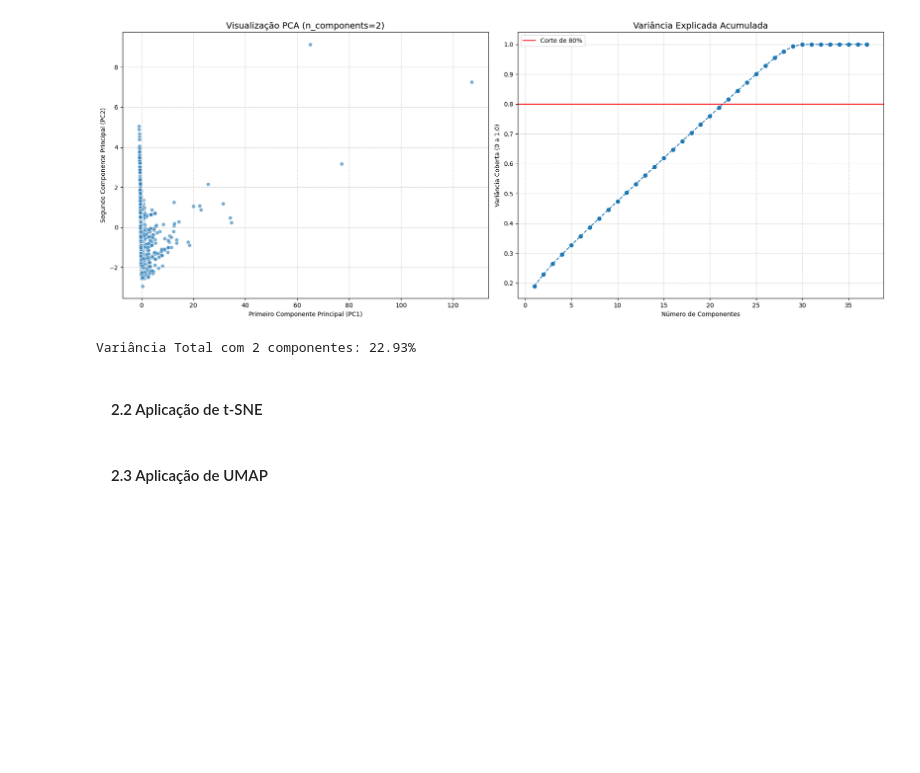
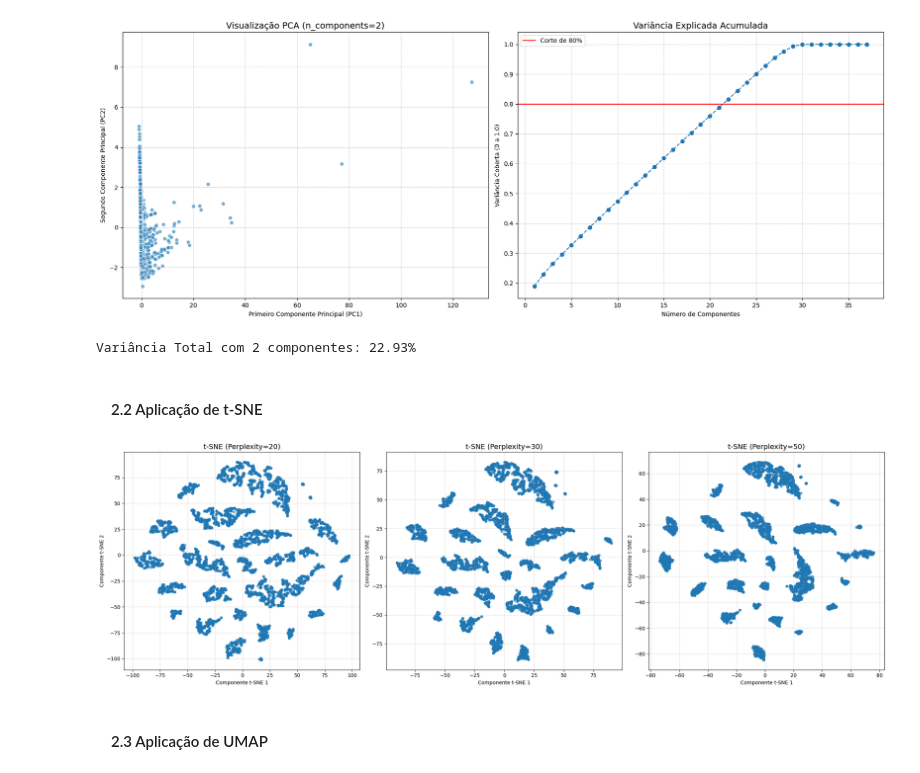
Before and after one commit to DouglaxN/project-unsupervised, a Jupyter notebook: Final/main.ipynb, the cells around one changed output. Drawn from its saved outputs; the diff is of its cells as text; code cells hidden in the pictures; blank space fills up the shorter version.

```diff
--- a/Final/main.ipynb
+++ b/Final/main.ipynb
@@ -232,22 +237,29 @@ perplexidades = [20, 30, 50]
 # %%
 # Criando muldura para as imagnes
 fig, axes = plt.subplots(1, 3, figsize=(22, 7))
+
+# Adiciona o resultado ao conjunto de resultados
+df_reduc['tsne'] = dict()
 
 for i, perp in enumerate(perplexidades):
     # Aplicando o t-SNE (usamos random_state para resultados reproduzíveis)
     tsne = TSNE(n_components=2, perplexity=perp, max_iter=1000, learning_rate=200, random_state=42)
     df_tsne = tsne.fit_transform(df_scaled)
+
+    df_reduc['tsne'][perp] = df_tsne
 
     # Plotando no subplot correspondente (axes[i])
     axes[i].scatter(df_tsne[:, 0], df_tsne[:, 1], alpha=0.6, s=20)
     axes[i].set_title(f't-SNE (Perplexity={perp})', fontsize=14)
     axes[i].set_xlabel('Componente t-SNE 1')
     axes[i].set_ylabel('Componente t-SNE 2')
     axes[i].grid(True, linestyle='--', alpha=0.5)
 
 # Ajusta o espaçamento para os títulos não cortarem
 plt.tight_layout()
 plt.show()
+# %% [output]
+[figure, added]
 # %% [markdown]
 #### &emsp;  2.3 Aplicação de UMAP
 # %%
```
Also changed, not shown: parts of 7 cells of this notebook.
